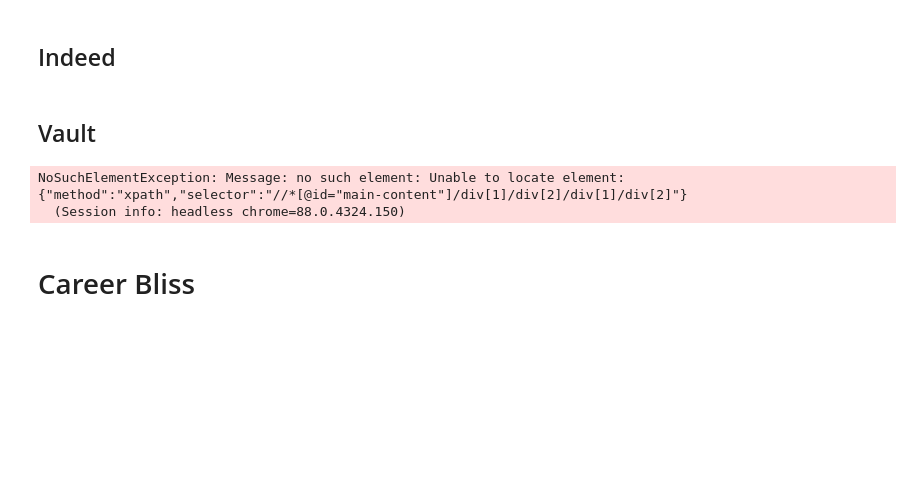
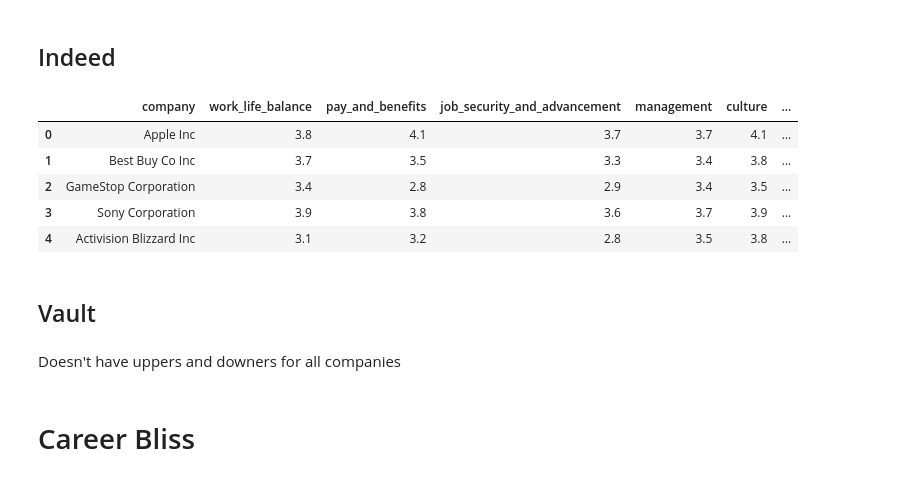
Before and after one commit to mwirtz946/esg_materiality_analysis, a Jupyter notebook: archive/question_1.ipynb, the cells around one changed output. Drawn from its saved outputs; the diff is of its cells as text; code cells hidden in the pictures; blank space fills up the shorter version.

```diff
--- a/archive/question_1.ipynb
+++ b/archive/question_1.ipynb
@@ -130,6 +134,17 @@ def get_indeed_reviews(companies):
     return indeed_reviews
 # %%
 indeed_reviews = get_indeed_reviews(companies)
+# %%
+indeed_reviews
+# %% [output]
+|  | company | work_life_balance | pay_and_benefits | job_security_and_advancement | management | culture | ... |
+| 0 | Apple Inc | 3.8 | 4.1 | 3.7 | 3.7 | 4.1 | ... |
+| 1 | Best Buy Co Inc | 3.7 | 3.5 | 3.3 | 3.4 | 3.8 | ... |
+| 2 | GameStop Corporation | 3.4 | 2.8 | 2.9 | 3.4 | 3.5 | ... |
+| 3 | Sony Corporation | 3.9 | 3.8 | 3.6 | 3.7 | 3.9 | ... |
+| 4 | Activision Blizzard Inc | 3.1 | 3.2 | 2.8 | 3.5 | 3.8 | ... |
 # %% [markdown]
 ## Vault
+# %% [markdown]
+Doesn't have uppers and downers for all companies
 # %%
@@ -194,8 +209,5 @@ def get_vault_reviews(companies):
 # %%
-vault_reviews = get_vault_reviews(companies)
+# vault_reviews = get_vault_reviews(companies)
-# %% [output]
-NoSuchElementException: Message: no such element: Unable to locate element: {"method":"xpath","selector":"//*[@id="main-content"]/div[1]/div[2]/div[1]/div[2]"}
-  (Session info: headless chrome=88.0.4324.150)
 # %% [markdown]
 # Career Bliss
 # %%
```
Also changed, not shown: parts of 24 cells of this notebook.
